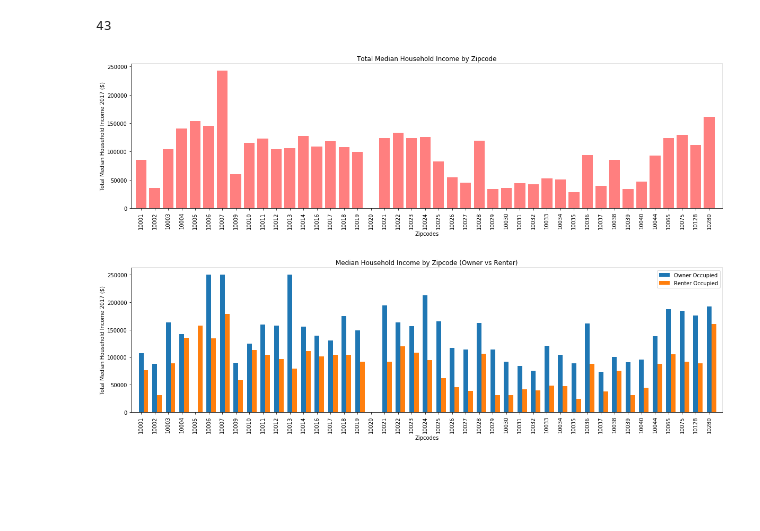
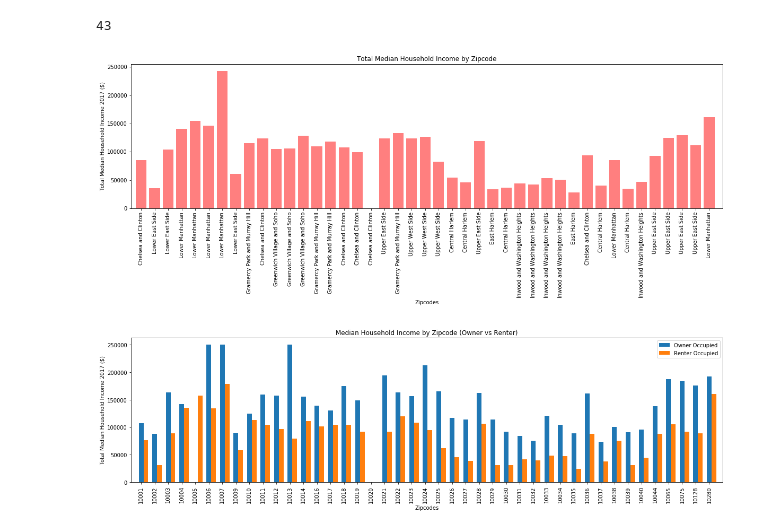
Before and after one commit to llessa13/project_titan, a Jupyter notebook: Census.ipynb, the cells around one changed output. Saved outputs shown, nothing was run; the diff lists cells and outputs as text; code cells hidden in the pictures; blank space fills up the shorter version.

Commit message:
graphs

```diff
--- a/Census.ipynb
+++ b/Census.ipynb
@@ -114,21 +114,21 @@ census_man_df['ZIP Codes'].count()
 # %% [output]
 43
 # %%
-x_axis = np.arange(len(census_man_df['ZIP Codes']))
+x_axis = np.arange(len(census_man_df['Neighborhood']))
 tick_locations = [value for value in x_axis]
 
 plt.figure(figsize=(20,5))
 plt.bar(x_axis, census_man_df['Total'], color='r', alpha=0.5, align='center')
-plt.xticks(tick_locations, census_man_df['ZIP Codes'], rotation="vertical")
+plt.xticks(tick_locations, census_man_df['Neighborhood'], rotation="vertical")
 plt.xlim(-0.75, len(x_axis))
 
 plt.title("Total Median Household Income by Zipcode")
 plt.xlabel("Zipcodes")
 plt.ylabel(f"Total Median Household Income {year} ($)")
 
 plt.show()
 # %% [output]
-[figure, old version]
+[figure, new version]
 # %%
 plt.figure(figsize=(20,5))
 
```
Also changed, not shown: 4 other files.
